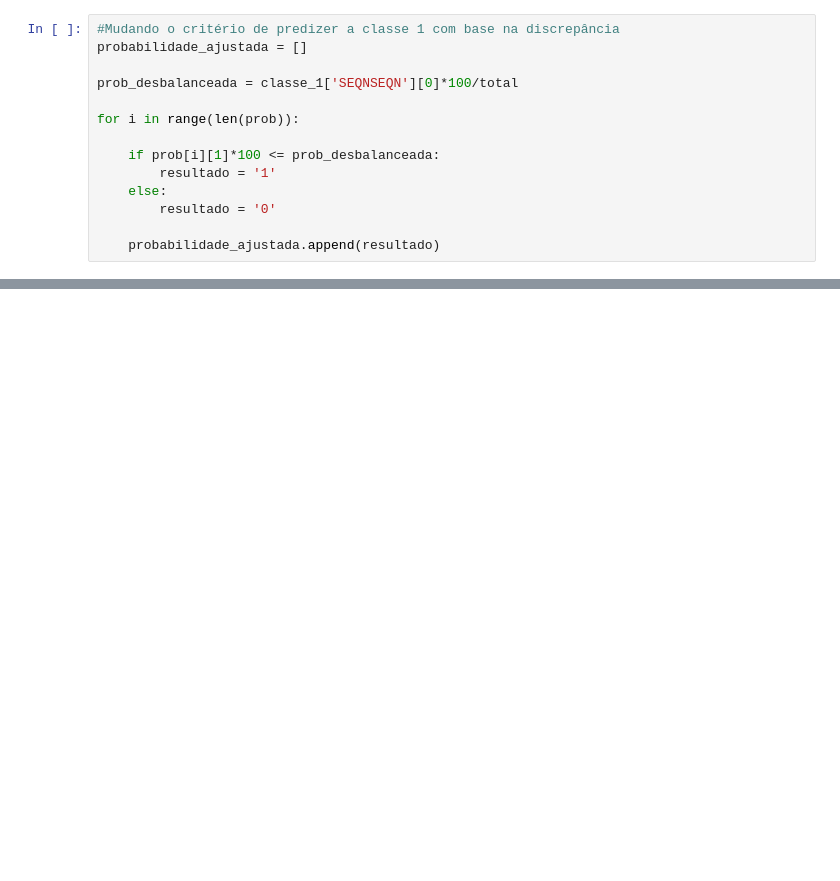
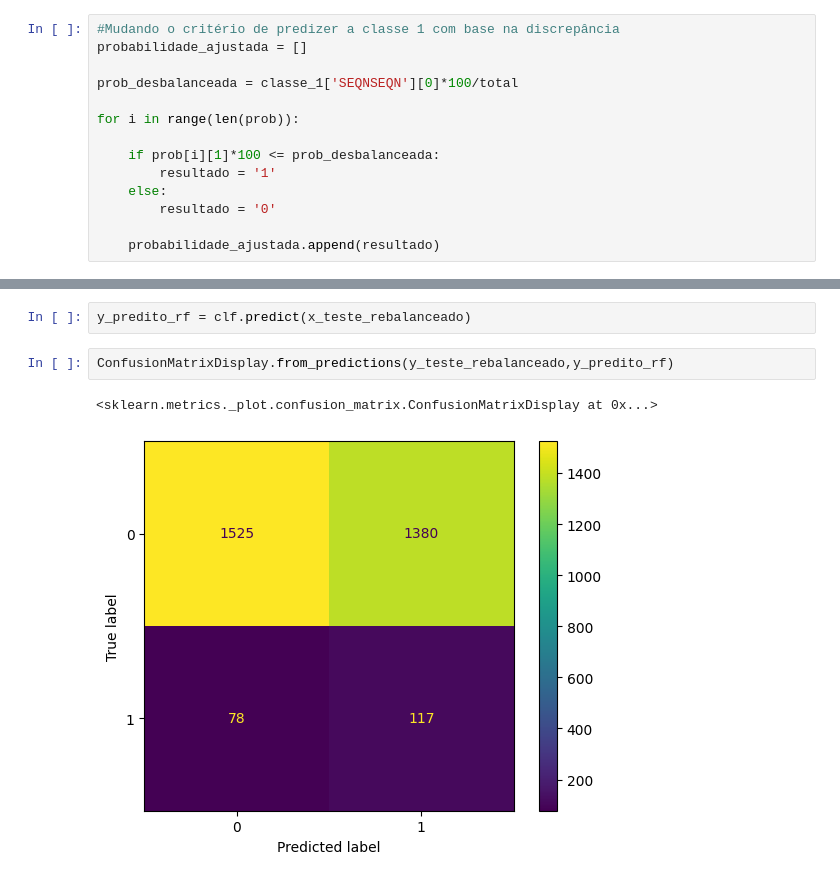
Before and after one commit to LuizAlbino/nhnes-data-project, a Jupyter notebook: logistic-regression.ipynb, the cells around one changed output, grey strips where cells are left out. Saved outputs shown, nothing was run; the diff lists cells and outputs as text; blank space fills up the shorter version.

```diff
--- a/logistic-regression.ipynb
+++ b/logistic-regression.ipynb
@@ -473,0 +472,7 @@ ValueError: Found input variables with inconsistent numbers of samples: [3100, 2
+# %%
+y_predito_rf = clf.predict(x_teste_rebalanceado)
+# %%
+ConfusionMatrixDisplay.from_predictions(y_teste_rebalanceado,y_predito_rf)
+# %% [output]
+<sklearn.metrics._plot.confusion_matrix.ConfusionMatrixDisplay at 0x...>
+[figure, added]
```
Also changed, not shown: parts of 35 cells of this notebook.
